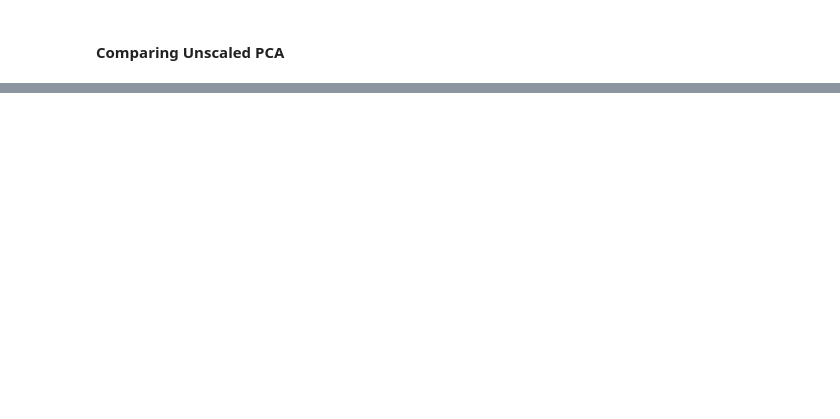
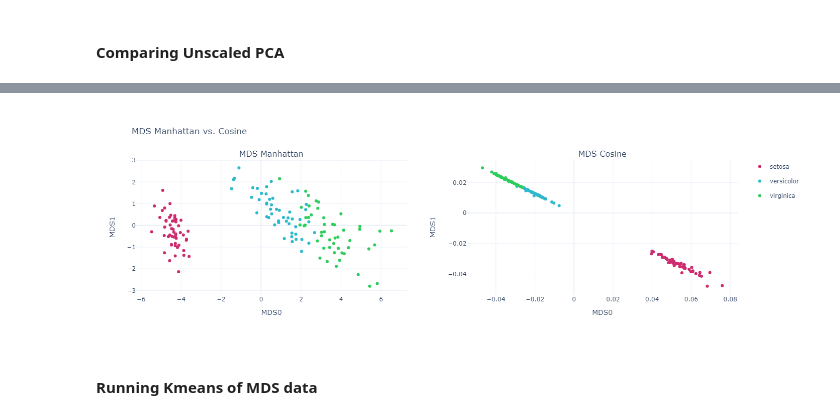
Before and after one commit to kcstauffer21/CS6180_Clustering, a Jupyter notebook: Assignment_2/Assignment_2_KCS.ipynb, the cells around one changed output, grey strips where cells are left out. Saved outputs shown, nothing was run; the diff lists cells and outputs as text; code cells hidden in the pictures; blank space fills up the shorter version.

```diff
--- a/Assignment_2/Assignment_2_KCS.ipynb
+++ b/Assignment_2/Assignment_2_KCS.ipynb
@@ -220,0 +236,35 @@ plotly.offline.iplot(fig, filename='temp.html')
+# %%
+# calculating manhattan distance matrix
+man_dist = pairwise_distances(df.iloc[:, :-1], metric='manhattan')
+# Running MDS for manhattan distances
+mds_manhattan = MDS(dissimilarity='precomputed')
+df_MDS_manhattan = pd.DataFrame(mds_manhattan.fit_transform(man_dist), columns=['MDS0', 'MDS1'])
+df_MDS_manhattan['classes'] = df.classes
+# %%
+# calculating manhattan distance matrix
+cos_dist = pairwise_distances(df.iloc[:, :-1], metric='cosine')
+# Running MDS for manhattan distances
+mds_cos = MDS(dissimilarity='precomputed')
+df_MDS_cos = pd.DataFrame(mds_manhattan.fit_transform(cos_dist), columns=['MDS0', 'MDS1'])
+df_MDS_cos['classes'] = df.classes
+# %%
+fig = make_subplots(rows=1, cols=2,
+                    subplot_titles=['MDS Manhattan', 'MDS Cosine'])
+
+for i, species in enumerate(df_MDS_manhattan.classes.unique()):
+    temp = df_MDS_manhattan[df_MDS_manhattan.classes == species].reset_index(drop=True)
+    fig.add_trace(go.Scatter(x=temp['MDS0'], y=temp['MDS1'], mode='markers', name=species, legendgroup=species, marker=dict(color=cmap[species]), showlegend=True,), row=1, col=1)
+
+for i, species in enumerate(df_MDS_cos.classes.unique()):
+    temp = df_MDS_cos[df_MDS_cos.classes == species].reset_index(drop=True)
+    fig.add_trace(go.Scatter(x=temp['MDS0'], y=temp['MDS1'], mode='markers', name=species, legendgroup=species, marker=dict(color=cmap[species]), showlegend=False), row=1, col=2)
+
+fig.update_xaxes(title_text='MDS0')
+fig.update_yaxes(title_text='MDS1')
+
+fig.update_layout(template='plotly_white', title='MDS Manhattan vs. Cosine')
+plotly.offline.iplot(fig, filename='temp.html')
+# %% [output]
+[figure, added]
+# %% [markdown]
+#### Running Kmeans of MDS data
```
Also changed, not shown: parts of 10 cells of this notebook.
